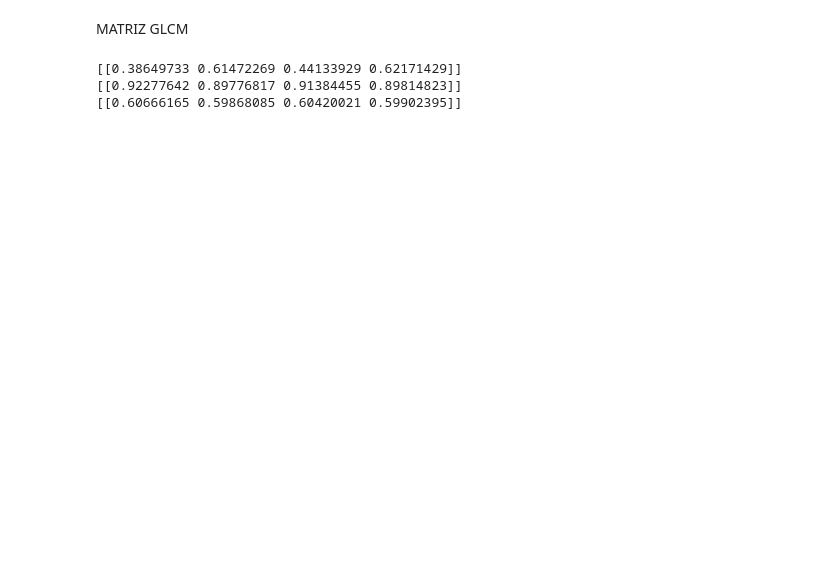
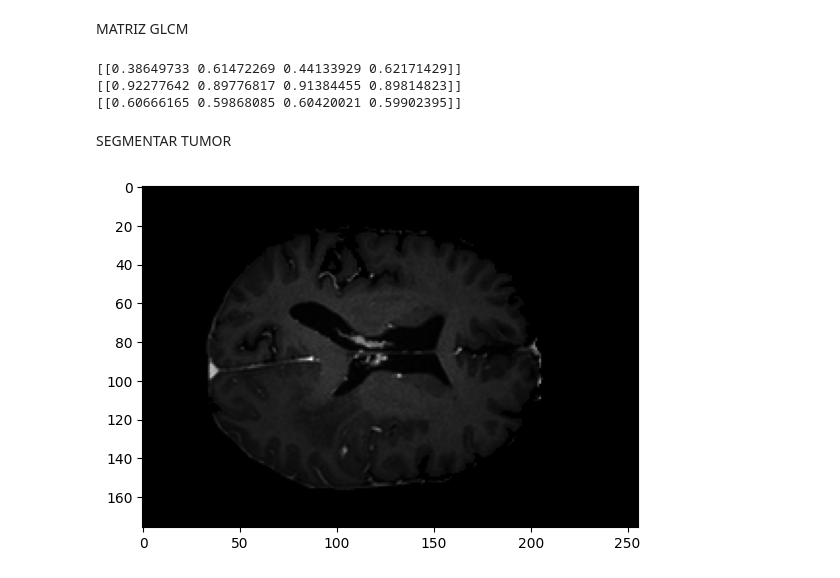
Before and after one commit to renatosalvatore1/PSIB2026Q1-TPI-Grupo1-Di-Pasquale-Vallejos-Salvatore, a Jupyter notebook: notebooks/nato-pruebas.ipynb, the cells around one changed output. Cells and saved outputs as stored; diff of their text form; code cells hidden in the pictures; blank space fills up the shorter version.

```diff
--- a/notebooks/nato-pruebas.ipynb
+++ b/notebooks/nato-pruebas.ipynb
@@ -77,7 +77,7 @@ class SkullStripper:
         #print("Cantidad de componentes:", len(areas))
         #print("Area de la componente mayor:", max(areas))
         #indice = np.argmax(areas)
-        solidez = [region.solidity for region in propiedades]
+        solidez = np.array([region.solidity for region in propiedades])
         print(solidez)
         eliminar = (solidez != max(solidez)) & (solidez != min(solidez))
         print(eliminar)
@@ -174,3 +162,26 @@ for feature in features:
 [[0.38649733 0.61472269 0.44133929 0.62171429]]
 [[0.92277642 0.89776817 0.91384455 0.89814823]]
 [[0.60666165 0.59868085 0.60420021 0.59902395]]
+# %% [markdown]
+SEGMENTAR TUMOR
+# %%
+#aumento contraste
+frame = resultado
+min, max = frame.min(), frame.max()
+frame = (frame - min)/(max - min)
+
+'''estimar el ruido sigma en el fondo: hay que asegurarse de que la esquina corresponda a una zona sin anatomía'''
+esquina = frame[0:40, 0:40]
+mean_esquina = np.mean(esquina)
+sigma = mean_esquina / np.sqrt(np.pi/2)
+
+'''correción de sesgo'''
+squared = frame**4 - 2*(sigma**2)
+'''Al modificar frame** X, mejoramos la "separacion" entre tumor y cerebro'''
+
+corrected = np.sqrt(np.maximum(squared,0))
+
+plt.imshow(corrected,cmap="gray")
+plt.show()
+# %% [output]
+[figure, added]
```
Also changed, not shown: parts of 2 cells of this notebook, 5 other files.
